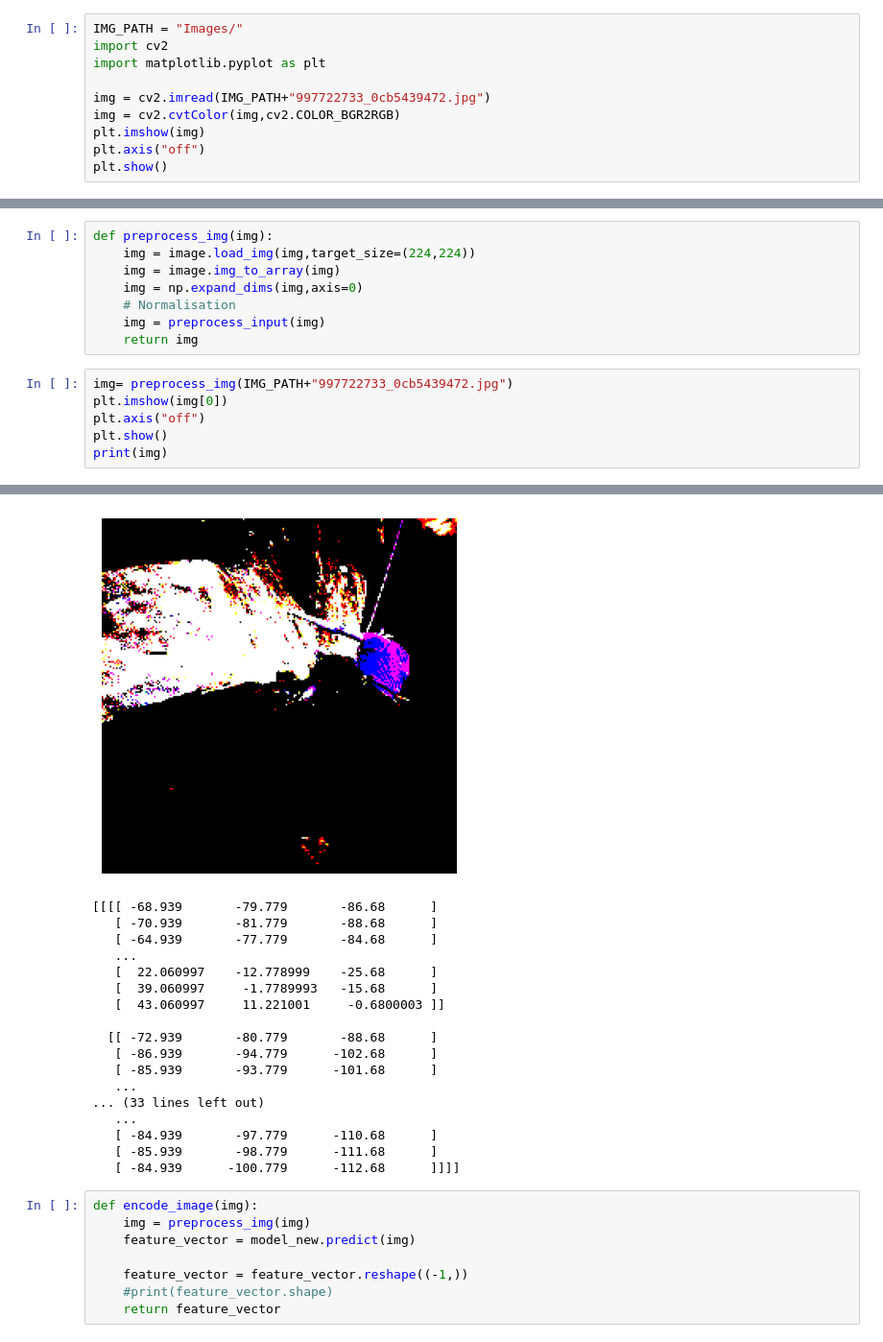
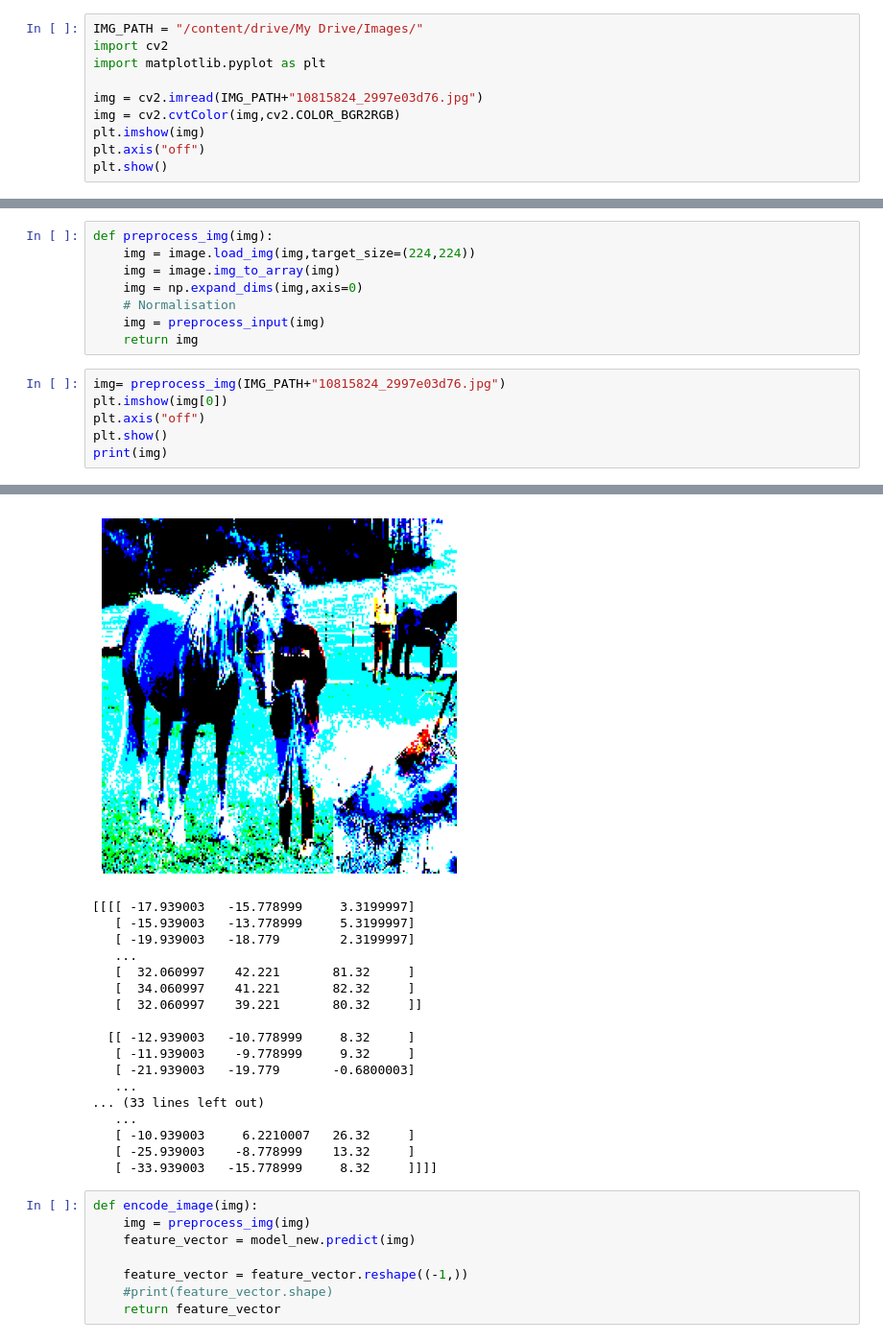
Before and after one commit to AkshatVarshney10/Caption-Generation, a Jupyter notebook: Untitled.ipynb, the cells around one changed output, grey strips where cells are left out. Shown at 96% size. Cells and saved outputs as stored; diff of their text form.

```diff
--- a/Untitled.ipynb
+++ b/Untitled.ipynb
@@ -76,11 +73,11 @@ descriptions["1000268201_693b08cb0e"]
 # %% [markdown]
 ##text cleaning
 # %%
-IMG_PATH = "Images/"
+IMG_PATH = "/content/drive/My Drive/Images/"
 import cv2
 import matplotlib.pyplot as plt
 
-img = cv2.imread(IMG_PATH+"997722733_0cb5439472.jpg")
+img = cv2.imread(IMG_PATH+"10815824_2997e03d76.jpg")
 img = cv2.cvtColor(img,cv2.COLOR_BGR2RGB)
 plt.imshow(img)
 plt.axis("off")
@@ -265,7 +268,7 @@ def preprocess_img(img):
     img = preprocess_input(img)
     return img
 # %%
-img= preprocess_img(IMG_PATH+"997722733_0cb5439472.jpg")
+img= preprocess_img(IMG_PATH+"10815824_2997e03d76.jpg")
 plt.imshow(img[0])
 plt.axis("off")
 plt.show()
@@ -275,21 +278,21 @@ Clipping input data to the valid range for imshow with RGB data ([0..1] for floa
-[figure, old version]
+[figure, new version]
-[[[[ -68.939       -79.779       -86.68      ]
-   [ -70.939       -81.779       -88.68      ]
-   [ -64.939       -77.779       -84.68      ]
+[[[[ -17.939003   -15.778999     3.3199997]
+   [ -15.939003   -13.778999     5.3199997]
+   [ -19.939003   -18.779        2.3199997]
    ...
-   [  22.060997    -12.778999    -25.68      ]
-   [  39.060997     -1.7789993   -15.68      ]
-   [  43.060997     11.221001     -0.6800003 ]]
+   [  32.060997    42.221       81.32     ]
+   [  34.060997    41.221       82.32     ]
+   [  32.060997    39.221       80.32     ]]
 
-  [[ -72.939       -80.779       -88.68      ]
-   [ -86.939       -94.779      -102.68      ]
-   [ -85.939       -93.779      -101.68      ]
+  [[ -12.939003   -10.778999     8.32     ]
+   [ -11.939003    -9.778999     9.32     ]
+   [ -21.939003   -19.779       -0.6800003]
    ...
 ... (33 lines left out)
    ...
-   [ -84.939       -97.779      -110.68      ]
-   [ -85.939       -98.779      -111.68      ]
-   [ -84.939      -100.779      -112.68      ]]]]
+   [ -10.939003     6.2210007   26.32     ]
+   [ -25.939003    -8.778999    13.32     ]
+   [ -33.939003   -15.778999     8.32     ]]]]
 # %%
 def encode_image(img):
     img = preprocess_img(img)
```
Also changed, not shown: parts of 14 cells of this notebook.
